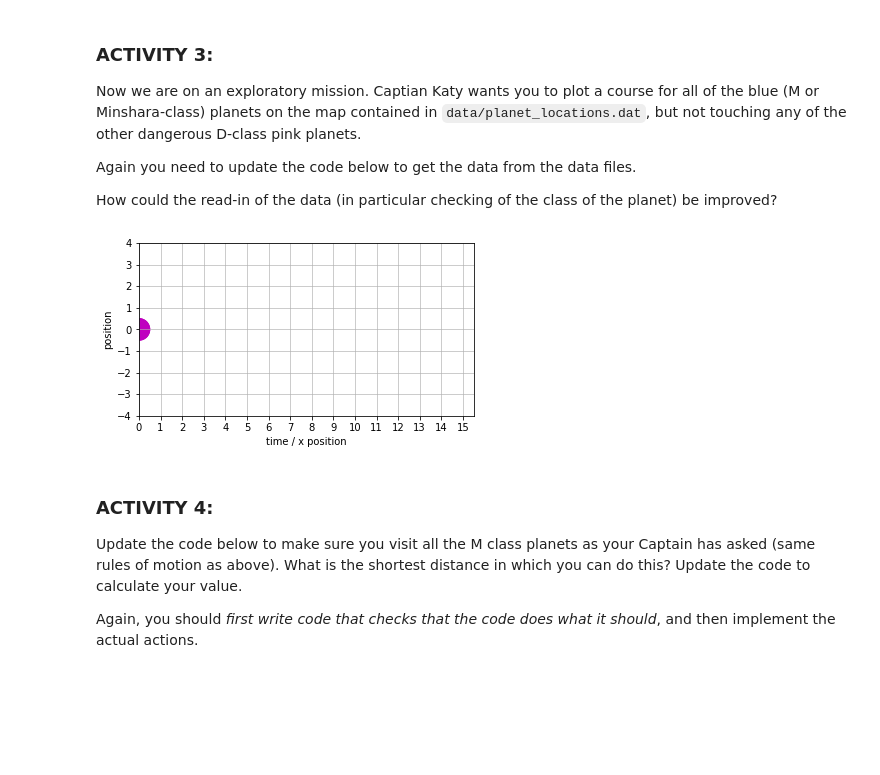
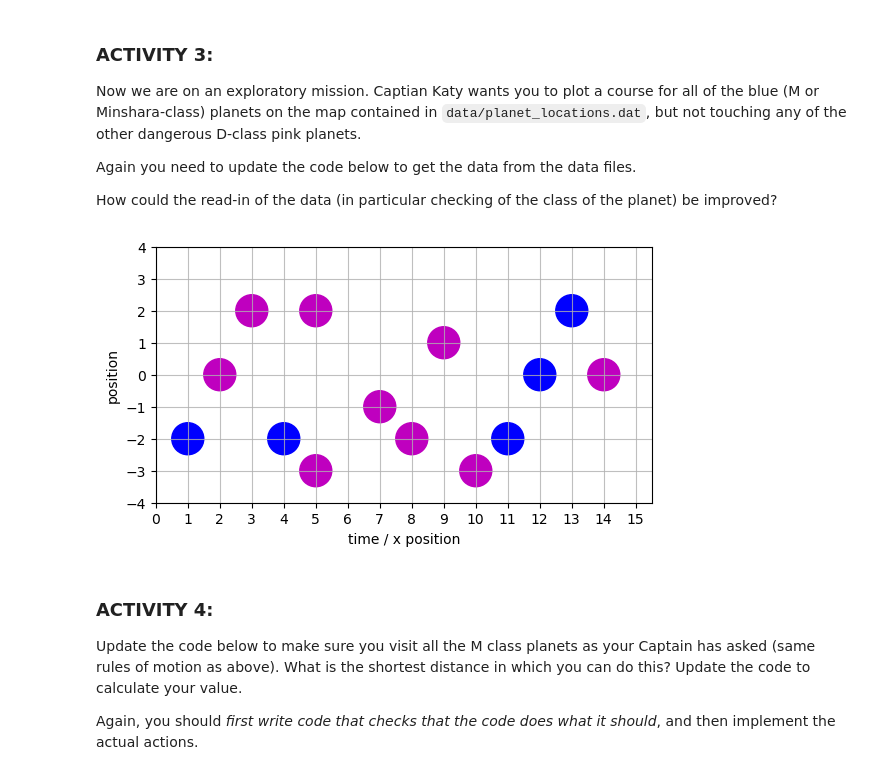
Before and after one commit to VeatrikiVas/TopicsInSciComp, a Jupyter notebook: Notebooks/Week2_LabExercises.ipynb, the cells around one changed output. Saved outputs shown, nothing was run; the diff lists cells and outputs as text; code cells hidden in the pictures; blank space fills up the shorter version.

```diff
--- a/Notebooks/Week2_LabExercises.ipynb
+++ b/Notebooks/Week2_LabExercises.ipynb
@@ -174,6 +175,6 @@ AssertionError: You have hit an asteroid at [ 2. -3.]
 # %%
 # Plot again the asteroid field, so that we can plot the path on top of it
-# plt.ion() # Make the plotting interactive so we can update the path as we fly
+plt.ion() # Make the plotting interactive so we can update the path as we fly
 fig = plt.figure()
 ax1 = plt.gcf().gca() #this stands for get current figure, get current axis
 plot_asteroid_field(ax1)
@@ -181,6 +182,9 @@ plot_asteroid_field(ax1)
 # go through the list of times, where index is the index within the
 # list, and time_now is the entry at that index
 for index, time_now in enumerate(list_of_times) :
+
+    # The if segment below defines what the step size is and
+    # takes that step and adds it to the previous location
 
     # the list of things to do when at a certain time starts with an 'if'
     # start with time is zero, we start at position 0
@@ -198,6 +202,15 @@ for index, time_now in enumerate(list_of_times) :
     # Add more else if options here to cover all the times you need to move the ship
     # (Try to make this as minimal as possible, rather than writing one elif statement
     # per time step)
+    elif (time_now == 8):
+        step_size = -1
+        # moving y position by the step size
+        list_of_y_positions[index] = list_of_y_positions[index - 1] + step_size
+
+    # if the time is equal to to the last element
+    elif (time_now == np.size(list_of_y_positions) - 1) :
+        # move back to the start in one timestep
+        step_size = - list_of_y_positions[index - 1]
 
     # finally, give the default option for all other cases using 'else'
     else :
@@ -206,13 +219,22 @@ for index, time_now in enumerate(list_of_times) :
         # moving y position by the step size
         list_of_y_positions[index] = list_of_y_positions[index - 1] + step_size
 
+    # this code creates the dots that mark the path followed
     position_now = list_of_y_positions[index]
     plt.plot(time_now, position_now, 'o')
     #plt.pause(0.3) # This pause just slows down the plotting so it looks nicer
 
+    #Impose the tests
+    test_y_movement_is_integer(list_of_y_positions)
+    test_x_movement_not_change(list_of_times)
+
 print("The list of times at the end is ", list_of_times)
 print("The list of y positions at the end is ", list_of_y_positions)
 
+test_final_position(list_of_y_positions)
+test_avoiding_asteroids(list_of_times, list_of_y_positions)
+
+# this code adds the line that connects the dots in the graph
 plt.plot(list_of_times, list_of_y_positions, 'g-')
 plt.show()
 
@@ -220,7 +242,7 @@ plt.show()
 # plt.savefig("flight_path.png")
 
 # Print out some information
-total_distance_moved = 0 # UPDATE ME!
+total_distance_moved = calculate_distance_travelled(list_of_times, list_of_y_positions) # UPDATE ME!
 print("I moved a total of ", total_distance_moved, " units")
 # %% [output]
 The list of times at the end is  [ 0  1  2  3  4  5  6  7  8  9 10]
@@ -238,36 +260,36 @@ How could the read-in of the data (in particular checking of the class of the pl
 # %%
 # Plot the planetary locations
 
 def plot_planet_locations(ax) :
     plt.axis([0,15.5,-4,4])
     major_ticks = np.arange(0, 16, 1)
     ax.set_xticks(major_ticks)
     plt.xlabel("time / x position")
     plt.ylabel("position")
-    ax.set_aspect('equal')
+    ax.set_aspect('equal') #same scaling for x and y axis
     ax.grid(which='major', alpha=0.8)
 
     # Mark the planet positions onto the plot - read in the data from data/planet_locations.dat
     # HINT: the function you need is called loadtxt
-    planet_locations= np.array([[0,0,0], [0,0,0]]) # UPDATE ME!
+    planet_locations= np.loadtxt("data/planet_locations.dat") # UPDATE ME!
 
     for index, location in enumerate(planet_locations) :
         is_minshara_class =  (location[2] == 1)
         coordinates = np.array([location[0],location[1]])
         if(is_minshara_class) :
             circle=plt.Circle(coordinates, 0.5, color='b')
             plt.gcf().gca().add_artist(circle)
         else : # other planets are dangerous D class planets
             circle=plt.Circle(coordinates, 0.5, color='m')
             plt.gcf().gca().add_artist(circle)
 
 # Test the plot
 fig = plt.figure()
 ax = plt.gcf().gca()
 plot_planet_locations(ax)
 plt.show()
 # %% [output]
-[figure, old version]
+[figure, new version]
 # %% [markdown]
 ### ACTIVITY 4:
 
```
Also changed, not shown: parts of 8 cells of this notebook.
